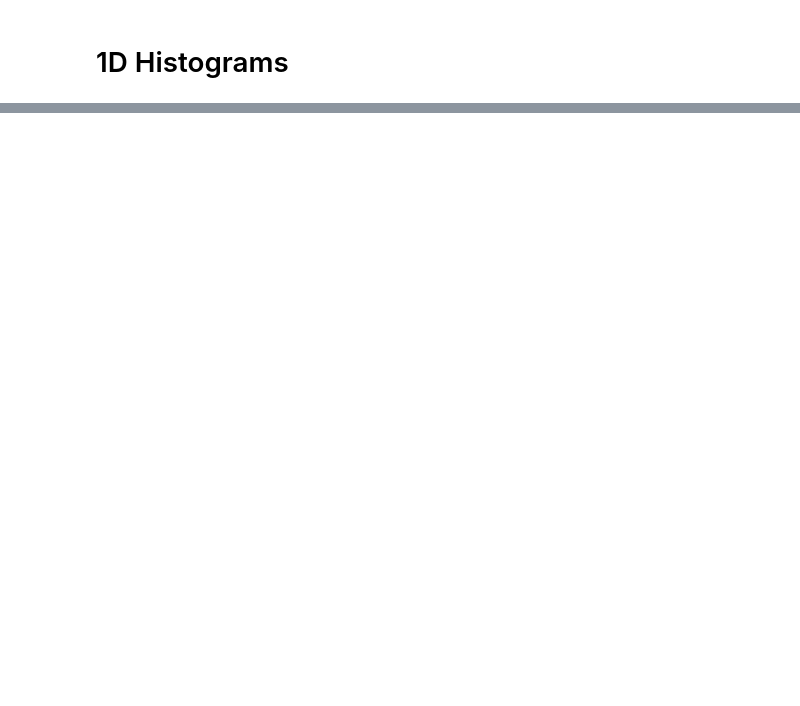
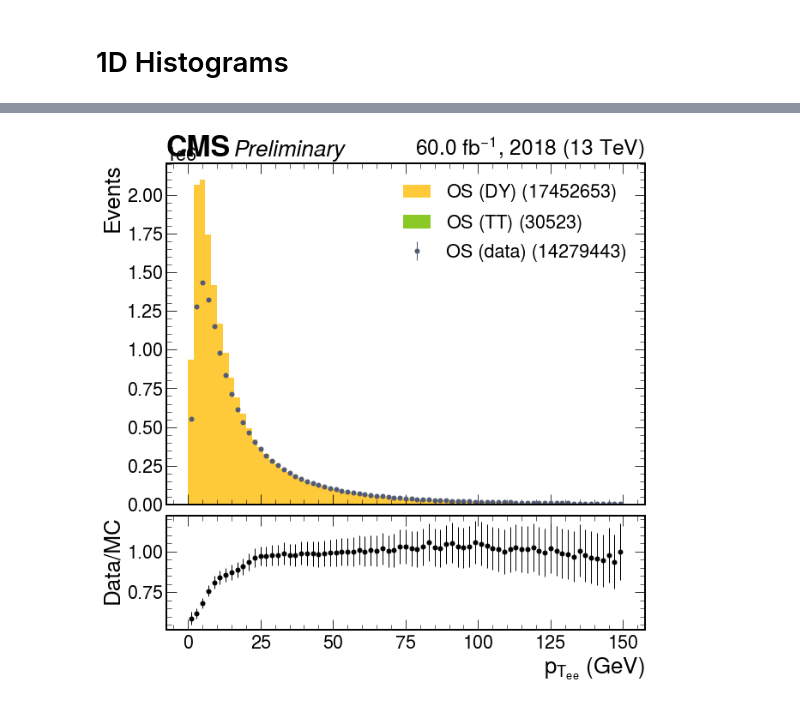
Before and after one commit to JacksonWallace/FCNC, a Jupyter notebook: notebooks/Dielectron Mass.ipynb, the cells around one changed output, grey strips where cells are left out. Cells and saved outputs as stored; diff of their text form; code cells hidden in the pictures; blank space fills up the shorter version.

```diff
--- a/notebooks/Dielectron Mass.ipynb
+++ b/notebooks/Dielectron Mass.ipynb
@@ -357,3 +304,77 @@ fig.savefig('/home/users/ewallace/public_html/FCNC/zmass_data.pdf')
+# %%
+hists = {'pt_OS_data':   h2,
+         'pt_OS_DY':     h2_DY,
+         'pt_OS_TT':     h2_TT,
+        }
+
+hists['pt_OS_TT'].label = '$TT\ (OS)$'
+hists['pt_OS_TT'].color = '#8AC926'
+
+hists['pt_OS_DY'].label = '$DY\ (OS)$'
+hists['pt_OS_DY'].color = '#FFCA3A'
+
+keys = ['pt_OS_TT', 'pt_OS_DY']
+
+total_mc = get_total(hists, keys)
+
+ratio = (hists['pt_OS_data']).divide(hists['pt_OS_TT']+hists['pt_OS_DY'])
+# %%
+fig, (ax, rax) = plt.subplots(2,1,figsize=(10,10), gridspec_kw={"height_ratios": (3, 1), "hspace": 0.05}, sharex=True)
+hep.cms.label(
+    'Preliminary',
+    data=True,
+    year=2018,
+    lumi=60.0,
+    loc=0,
+    ax=ax,
+)
+
+hep.histplot(
+    [hists[x].counts for x in keys ],
+    hists['pt_OS_DY'].edges,
+    w2=[hists[x].errors for x in keys ],
+    histtype="fill",
+    stack=True,
+    label=['%s (%.0f)'%(hists[x].label, sum(hists[x].counts)) for x in keys],
+    color=[ hists[x].color for x in keys ],
+    ax=ax)
+
+hep.histplot(
+    [hists['pt_OS_data'].counts],
+    hists['pt_OS_data'].edges,
+    w2=[hists['pt_OS_data'].errors],
+    histtype="errorbar",
+    stack=False,
+    label=['%s (%.0f)'%('Data (OS)', np.sum(hists['pt_OS_data'].counts))],
+    color=['#525B76'],
+    ax=ax)
+
+hep.histplot(
+    [ratio.counts],
+    ratio.edges,
+    w2=[ratio.errors],
+    histtype="errorbar",
+    color=['black'],
+    ax=rax)
+
+#rax.set_ylim(0.5,1.5)
+rax.set_xlabel(r'$p_{T_{ee}}\ (GeV)$')
+rax.set_ylabel(r'Data/MC')
+ax.set_ylabel(r'Events')
+#ax.set_yscale('log')
+#ax.set_ylim(0.1,1e5)
+
+add_uncertainty(total_mc, ax, ratio=True)
+add_uncertainty(total_mc, rax, ratio=True)
+
+ax.legend()
+
+plt.show()
+
+fig.savefig('/home/users/ewallace/public_html/FCNC/zpt_data.png')
+fig.savefig('/home/users/ewallace/public_html/FCNC/zpt_data.pdf')
+# %% [output]
+[figure, added]
 # %%
 tmp1 = output['electron_data1'].copy()
 tmp1 = tmp1.rebin('pt', pt_rebin)
```
Also changed, not shown: parts of 31 cells of this notebook, 6 other files.
